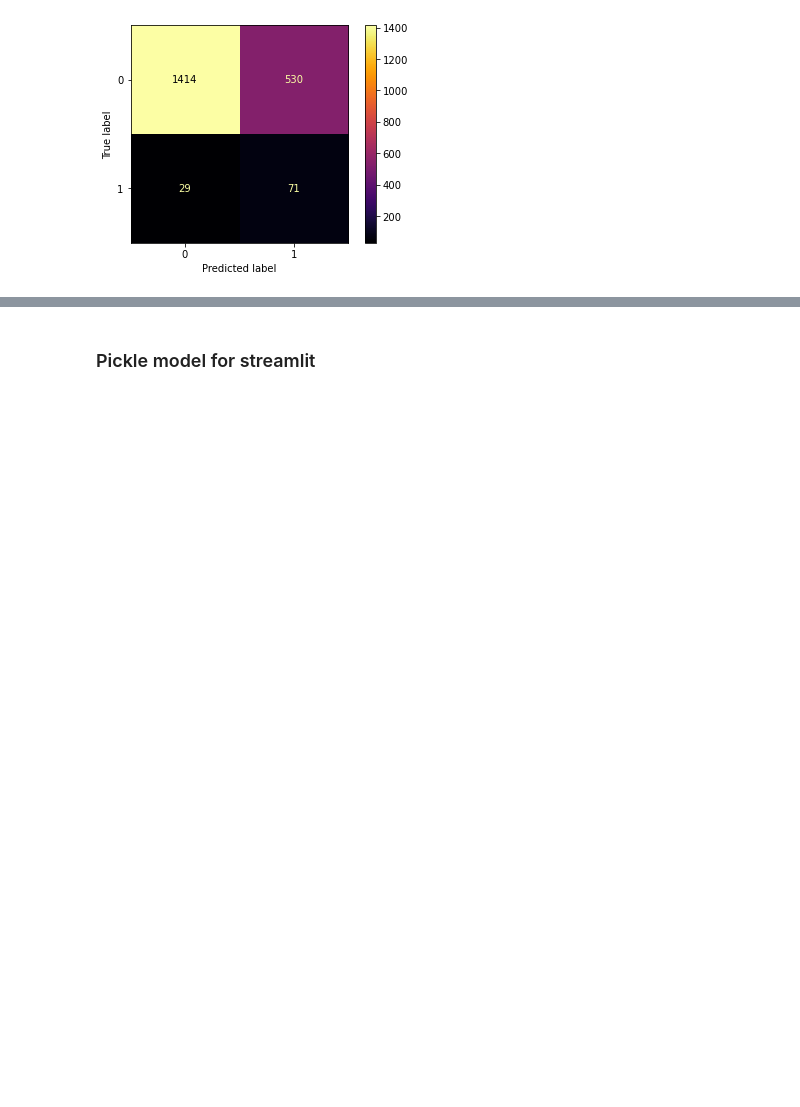
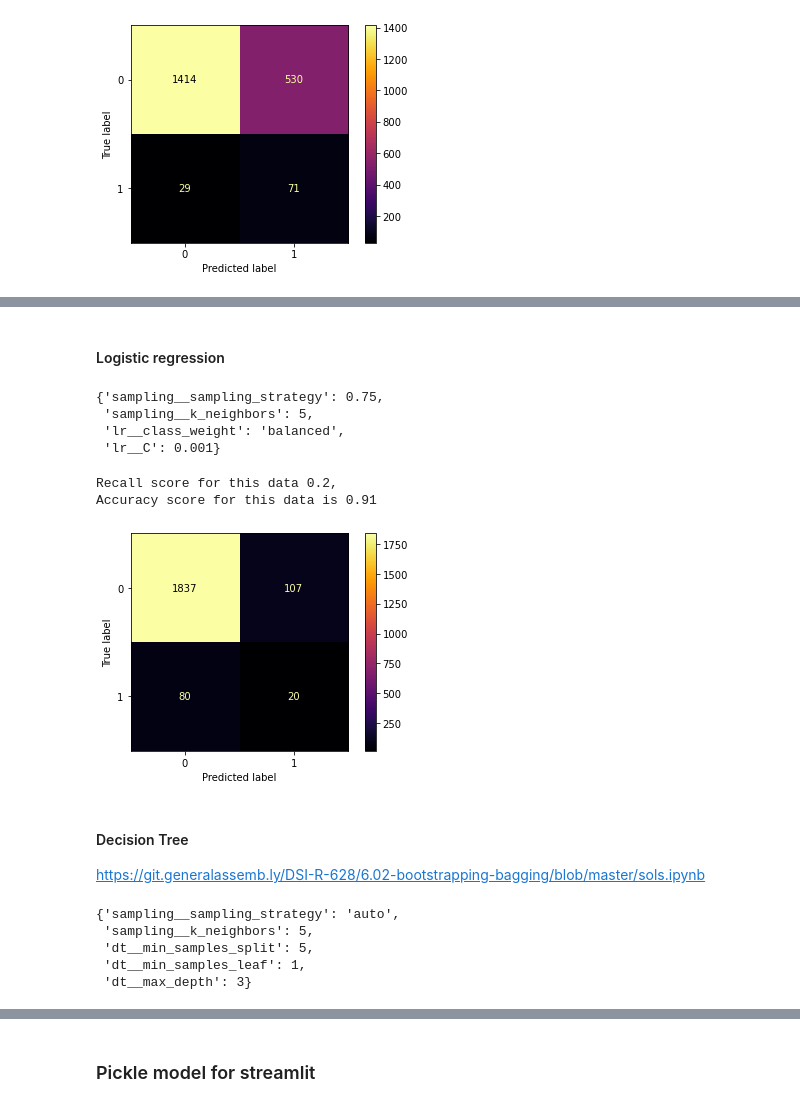
Before and after one commit to plarkin13/stroke_prediction_kaggle, a Jupyter notebook: Scrapwork.ipynb, the cells around one changed output, grey strips where cells are left out. Drawn from its saved outputs; the diff is of its cells as text; code cells hidden in the pictures; blank space fills up the shorter version.

```diff
--- a/Scrapwork.ipynb
+++ b/Scrapwork.ipynb
@@ -322,0 +312,8 @@ plot_confusion_matrix(rfc, Xs_test, y_test, cmap='inferno')
+# %%
+def get_metrics(test_model):
+    y_pred = test_model.predict(Xs_test)
+    recall = round(recall_score(y_test, y_pred),2)
+    accuracy = round(accuracy_score(y_test, y_pred),2)
+    print(f'Recall score for this data {recall},\nAccuracy score for this data is {accuracy}')
+
+    return plot_confusion_matrix(test_model, Xs_test, y_test, cmap='inferno')
@@ -392,0 +487,62 @@ plot_confusion_matrix(rfc_smote, Xs_test, y_test, cmap='inferno')
+# %% [markdown]
+#### Logistic regression
+# %%
+from sklearn.linear_model import LogisticRegression
+lr_pipe = Pipeline([
+        ('scale', StandardScaler()),
+        ('sampling', SMOTE()),
+        ('lr', LogisticRegression(max_iter = 5000))
+    ])
+
+lr_pipe_params = {
+    'sampling__sampling_strategy': ['auto', 0.75],
+    'sampling__k_neighbors': [3, 5],
+    'lr__C': [0.001, 0.01],
+    'lr__class_weight': ['balanced', 'auto', None]
+
+}
+lr_gs = RandomizedSearchCV(lr_pipe, lr_pipe_params, scoring = 'recall', cv = 3)
+lr_gs.fit(X_train, y_train)
+lr_preds_gs = lr_gs.predict(X_test)
+lr_gs.best_params_
+# %% [output]
+{'sampling__sampling_strategy': 0.75,
+ 'sampling__k_neighbors': 5,
+ 'lr__class_weight': 'balanced',
+ 'lr__C': 0.001}
+# %%
+get_metrics(lr_gs);
+# %% [output]
+Recall score for this data 0.2,
+Accuracy score for this data is 0.91
+[figure, added]
+# %% [markdown]
+#### Decision Tree
+https://git.generalassemb.ly/DSI-R-628/6.02-bootstrapping-bagging/blob/master/sols.ipynb
+# %%
+from sklearn.tree import DecisionTreeClassifier
+from sklearn.svm import SVC
+dt_pipe = Pipeline([
+        ('scale', StandardScaler()),
+        ('sampling', SMOTE()),
+        ('dt', DecisionTreeClassifier(random_state = 42, class_weight= 'balanced')) #adding class weight due to imbalanced target data
+    ])
+
+dt_pipe_params = {
+    'sampling__sampling_strategy': ['auto', 0.75],
+    'sampling__k_neighbors': [3, 5],
+    'dt__max_depth': [None, 3, 5],
+    'dt__min_samples_split': [3,4,5],
+    'dt__min_samples_leaf' : [1,2],
+
+}
+dt_gs = RandomizedSearchCV(dt_pipe, dt_pipe_params, scoring = 'recall', cv = 3)
+dt_gs.fit(X_train, y_train)
+dt_preds_gs = dt_gs.predict(X_test)
+dt_gs.best_params_
+# %% [output]
+{'sampling__sampling_strategy': 'auto',
+ 'sampling__k_neighbors': 5,
+ 'dt__min_samples_split': 5,
+ 'dt__min_samples_leaf': 1,
+ 'dt__max_depth': 3}
```
Also changed, not shown: parts of 36 cells of this notebook, 1 other file.
